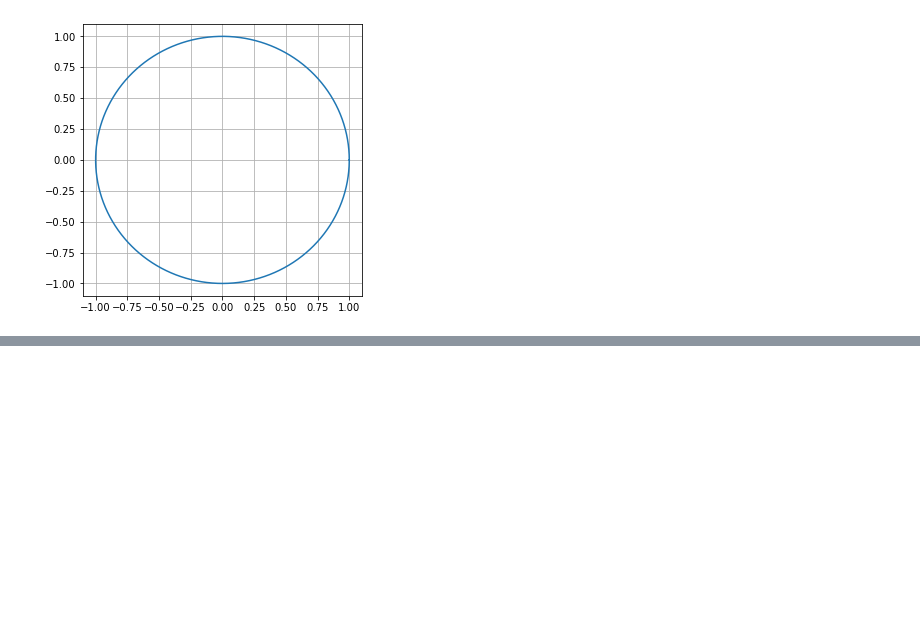
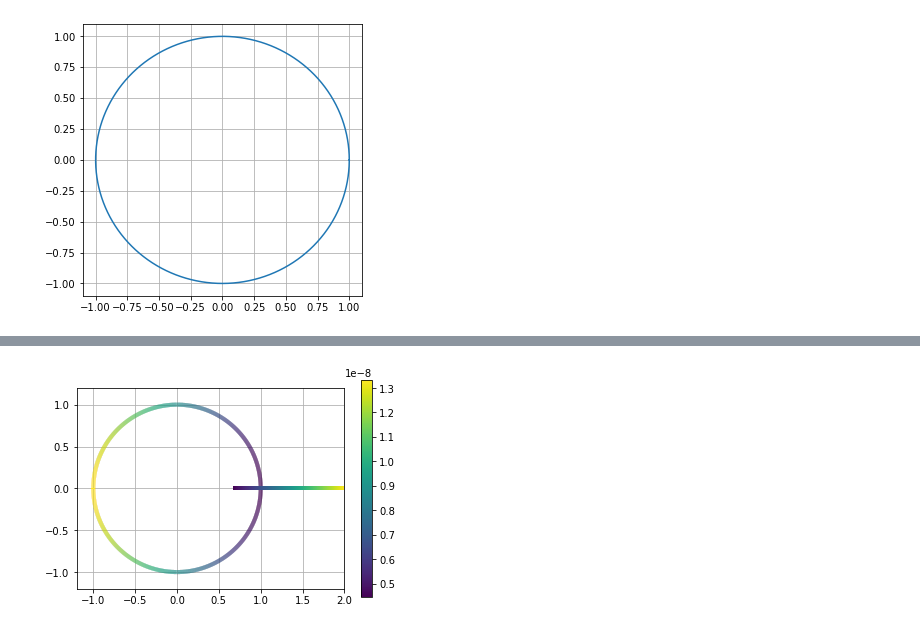
Before and after one commit to Phylex/BeschleunigerPhysik, a Jupyter notebook: Lorentz-Transforms.ipynb, the cells around one changed output, grey strips where cells are left out. Saved outputs shown, nothing was run; the diff lists cells and outputs as text; code cells hidden in the pictures; blank space fills up the shorter version.

Commit message:
fixed the calculations to reflect the new knowledge. The lorenz contraction now works. It is NOT how it was tought to me or visualized im many popular science tv programs

```diff
--- a/Lorentz-Transforms.ipynb
+++ b/Lorentz-Transforms.ipynb
@@ -245,0 +260,4 @@ substitute_to_v = lambda i, j: substitute_in_matrix(L_z, {gamma:formulars[gamma]
+# %%
+a, b, e, _d = symbols('a b e d')
+timing = Eq((a+b)/c, e/v_z)
+timing
@@ -245,0 +304,6 @@ substitute_to_v = lambda i, j: substitute_in_matrix(L_z, {gamma:formulars[gamma]
+# %%
+speed_of_light = 299_792_458
+speed_of_electron = speed_of_light*0.5
+# this is the solution from above transfered to a sympy expression by hand
+expr_t = (2*(c-v_z*sin(_d)))/((c-v_z)*(c+v_z))
+arrival_events = [Matrix([expr_t*c, 0, 0, expr_t*v_z]).subs(c, speed_of_light).subs(v_z, speed_of_electron).subs(_d, p).evalf() for p in d]
@@ -245,0 +317,36 @@ substitute_to_v = lambda i, j: substitute_in_matrix(L_z, {gamma:formulars[gamma]
+# %%
+from matplotlib.collections import LineCollection
+from matplotlib.colors import ListedColormap
+
+# from the events we need to extract the three components of interest: z(d), y(d) and t(d)
+z_coord # we allready have this as we used it to construct the reflection event
+y_coord # same for this
+t_points = np.array([float(event[0]) for event in arrival_events])/speed_of_light # average out the time as we are interested in the lines not the points
+t_means = 0.5*(t_points[1:]+t_points[:-1]) # we are assuming here that the whole thing behaves linearly for small steps
+
+# no turn the points into line segments
+points = np.array([y_coord, z_coord]).T.reshape(-1, 1, 2)
+segments = np.concatenate([points[:-1], points[1:]], axis=1)
+
+electron_positions = np.array([[t_point*speed_of_electron, 0] for t_point in t_points]).reshape(-1,1,2)
+electron_segments = np.concatenate([electron_positions[:-1], electron_positions[1:]], axis=1)
+fig, axs = plt.subplots()
+axs.set_aspect('equal')
+plt.xlim(-1.2, 2)
+plt.ylim(-1.2, 1.2)
+plt.grid()
+# normalize so that we get the entire color range
+norm = plt.Normalize(t_means.min(), t_means.max())
+
+lc = LineCollection(segments, cmap='viridis', norm=norm)
+e_lc = LineCollection(electron_segments, cmap='viridis', norm=norm)
+lc.set_array(t_means)
+e_lc.set_array(t_means)
+lc.set_linewidth(4)
+e_lc.set_linewidth(4)
+line_ = axs.add_collection(lc)
+line__ = axs.add_collection(e_lc)
+fig.colorbar(line_, ax=axs)
+plt.show()
+# %% [output]
+[figure, added]
```
Also changed, not shown: parts of 44 cells of this notebook, 1 other file.
